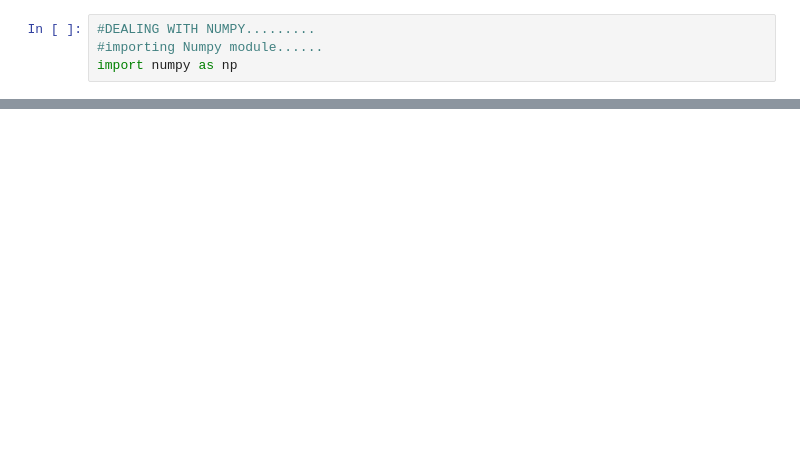
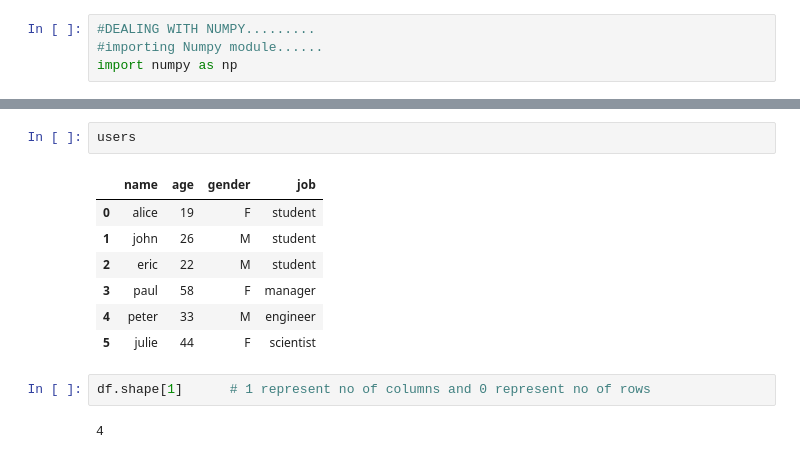
Before and after one commit to Navanil-Roy98/Data-Analysis-using-Python, a Jupyter notebook: test.ipynb, the cells around one changed output, grey strips where cells are left out. Saved outputs shown, nothing was run; the diff lists cells and outputs as text; blank space fills up the shorter version.

```diff
--- a/test.ipynb
+++ b/test.ipynb
@@ -1635,0 +1408,14 @@ print(x[0:4,1].argmin())
+# %%
+users
+# %% [output]
+|  | name | age | gender | job |
+| 0 | alice | 19 | F | student |
+| 1 | john | 26 | M | student |
+| 2 | eric | 22 | M | student |
+| 3 | paul | 58 | F | manager |
+| 4 | peter | 33 | M | engineer |
+| 5 | julie | 44 | F | scientist |
+# %%
+df.shape[1]      # 1 represent no of columns and 0 represent no of rows
+# %% [output]
+4
```
Also changed, not shown: parts of 157 cells of this notebook.
